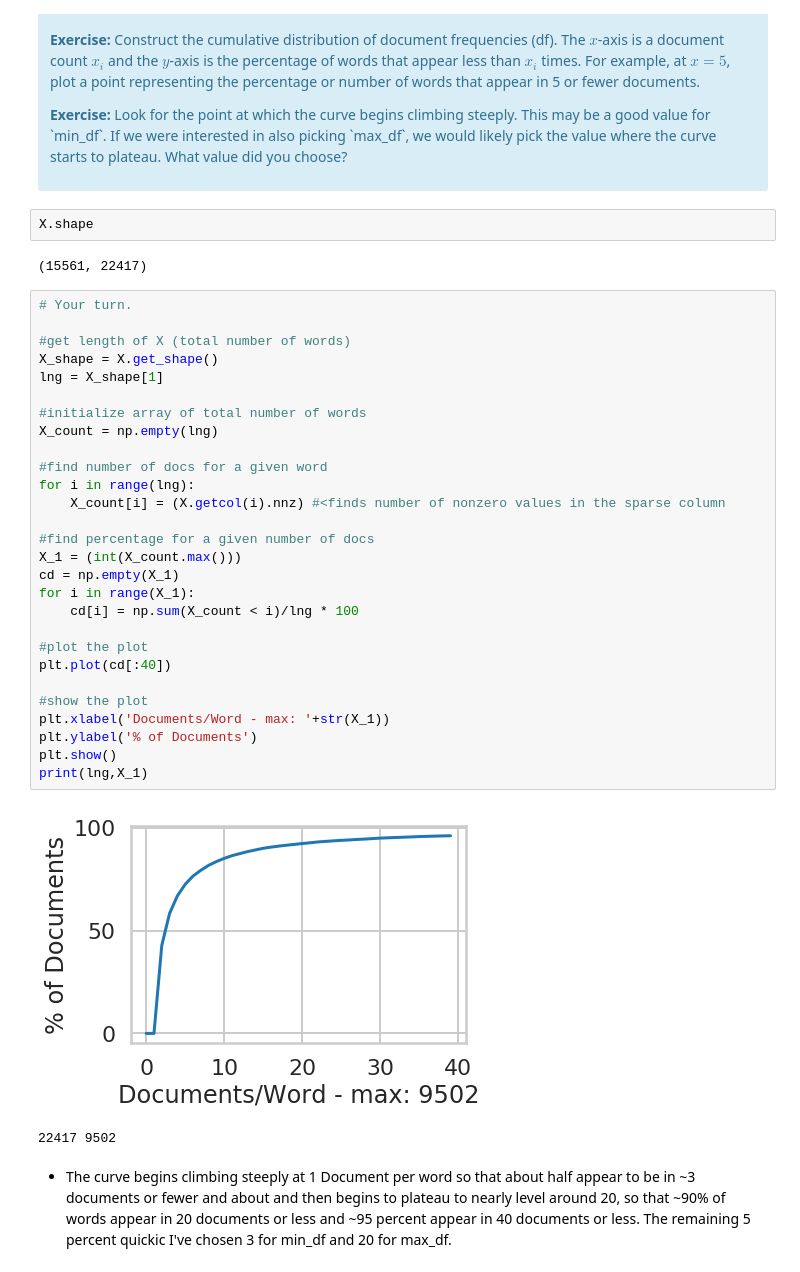
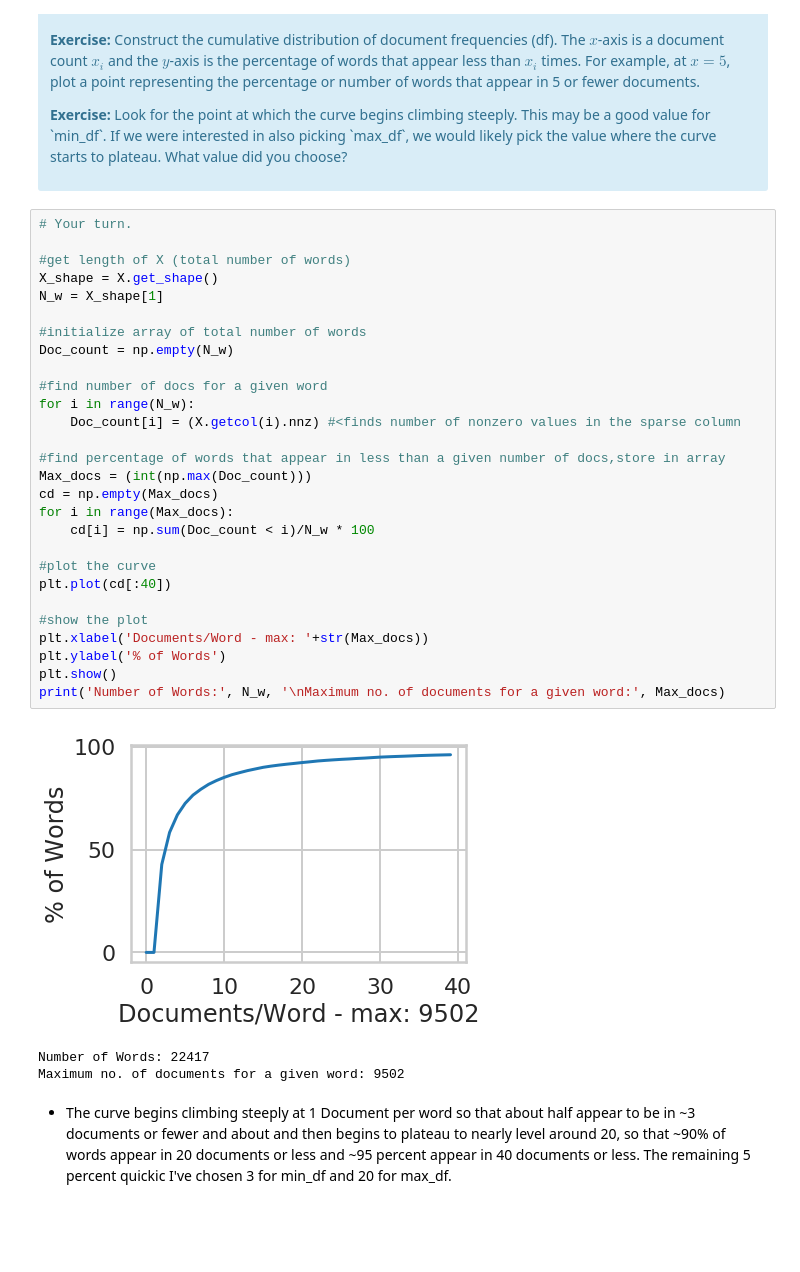
Before and after one commit to Nhorning/naive_bayes, a Jupyter notebook: Mini_Project_Naive_Bayes.ipynb, the cells around one changed output. Drawn from its saved outputs; the diff is of its cells as text; blank space fills up the shorter version.

```diff
--- a/Mini_Project_Naive_Bayes.ipynb
+++ b/Mini_Project_Naive_Bayes.ipynb
@@ -304,41 +304,38 @@ First, let's find an appropriate value for `min_df` for the `CountVectorizer`. `
 
 <p><b>Exercise:</b> Look for the point at which the curve begins climbing steeply. This may be a good value for `min_df`. If we were interested in also picking `max_df`, we would likely pick the value where the curve starts to plateau. What value did you choose?</p>
 </div>
-# %%
-X.shape
-# %% [output]
-(15561, 22417)
 # %%
 # Your turn.
 
 #get length of X (total number of words)
 X_shape = X.get_shape()
-lng = X_shape[1]
+N_w = X_shape[1]
 
 #initialize array of total number of words
-X_count = np.empty(lng)
+Doc_count = np.empty(N_w)
 
 #find number of docs for a given word
-for i in range(lng):
-    X_count[i] = (X.getcol(i).nnz) #<finds number of nonzero values in the sparse column
+for i in range(N_w):
+    Doc_count[i] = (X.getcol(i).nnz) #<finds number of nonzero values in the sparse column
 
-#find percentage for a given number of docs
-X_1 = (int(X_count.max()))
-cd = np.empty(X_1)
-for i in range(X_1):
-    cd[i] = np.sum(X_count < i)/lng * 100
+#find percentage of words that appear in less than a given number of docs,store in array
+Max_docs = (int(np.max(Doc_count)))
+cd = np.empty(Max_docs)
+for i in range(Max_docs):
+    cd[i] = np.sum(Doc_count < i)/N_w * 100
 
-#plot the plot
+#plot the curve
 plt.plot(cd[:40])
 
 #show the plot
-plt.xlabel('Documents/Word - max: '+str(X_1))
-plt.ylabel('% of Documents')
+plt.xlabel('Documents/Word - max: '+str(Max_docs))
+plt.ylabel('% of Words')
 plt.show()
-print(lng,X_1)
+print('Number of Words:', N_w, '\nMaximum no. of documents for a given word:', Max_docs)
 # %% [output]
-[figure, old version]
+[figure, new version]
-22417 9502
+Number of Words: 22417
+Maximum no. of documents for a given word: 9502
 # %% [markdown]
 - The curve begins climbing steeply at 1 Document per word so that about half appear to be in ~3 documents or fewer and  about and then begins to plateau to nearly level around 20, so that ~90% of words appear in 20 documents or less and ~95 percent appear in 40 documents or less. The remaining 5 percent quickic  I've chosen 3 for min_df and 20 for max_df.
 # %% [markdown]
```
Also changed, not shown: parts of 12 cells of this notebook.
